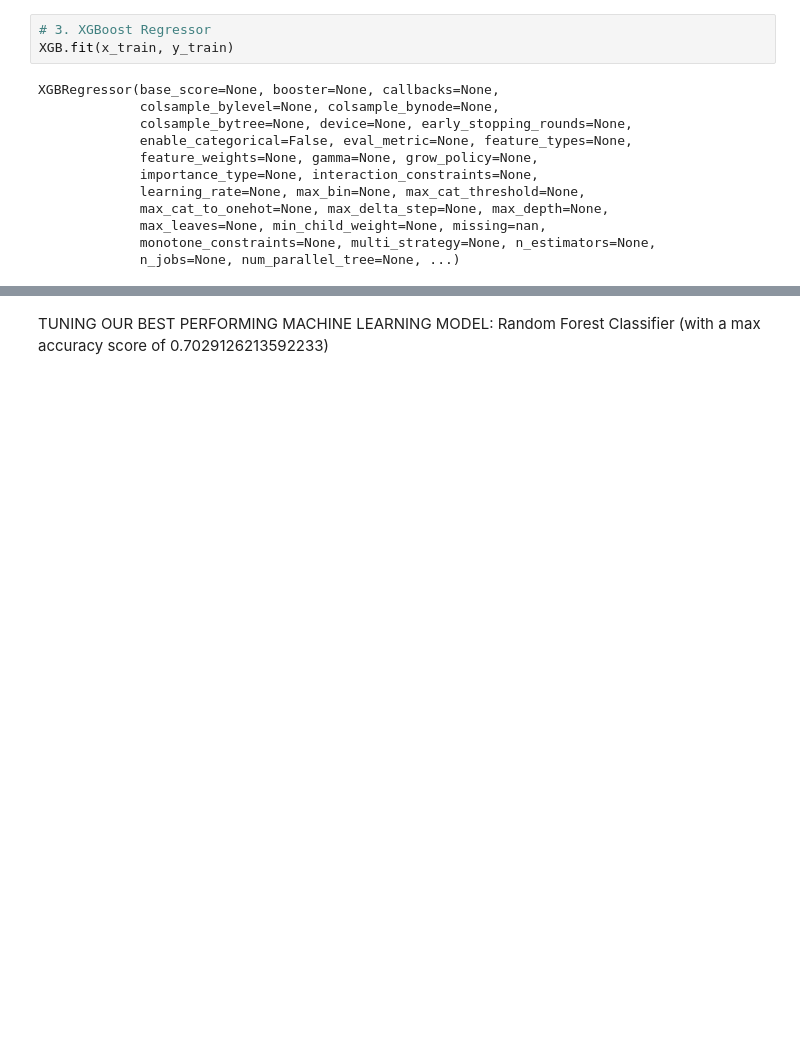
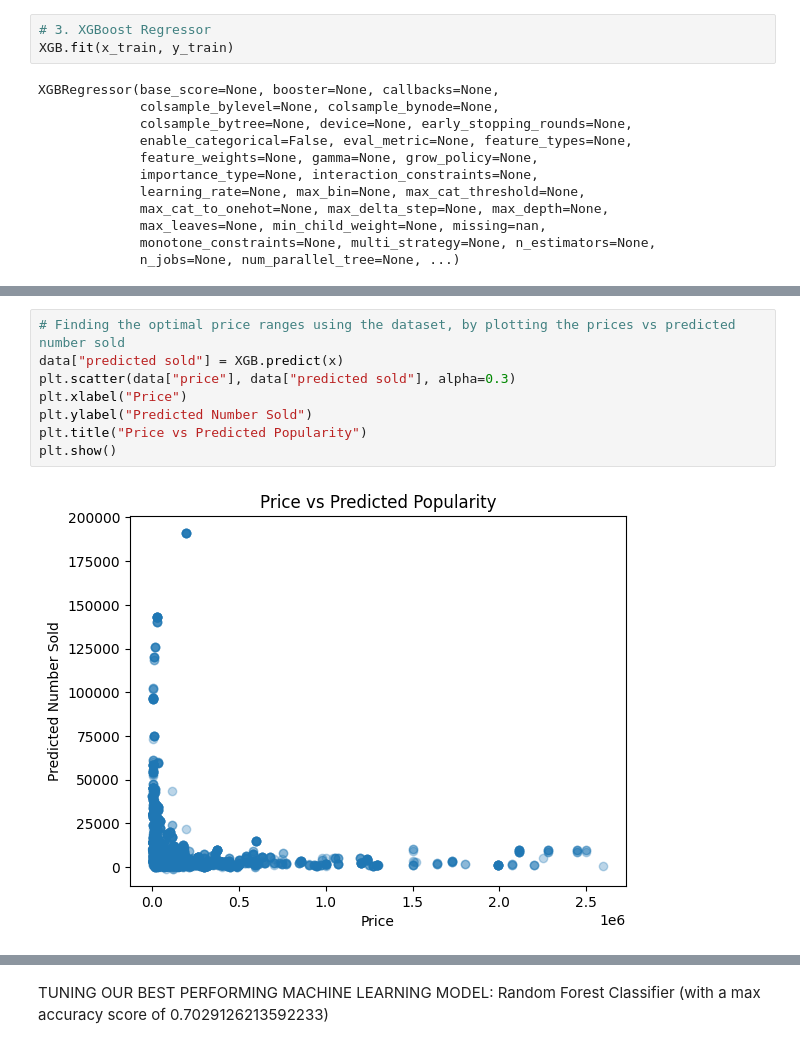
Before and after one commit to Barrizzz/Data-Science-ML, a Jupyter notebook: MLTesting.ipynb, the cells around one changed output, grey strips where cells are left out. Saved outputs shown, nothing was run; the diff lists cells and outputs as text; blank space fills up the shorter version.

```diff
--- a/MLTesting.ipynb
+++ b/MLTesting.ipynb
@@ -141,0 +130,10 @@ plt.show()
+# %%
+# Finding the optimal price ranges using the dataset, by plotting the prices vs predicted number sold
+data["predicted sold"] = XGB.predict(x)
+plt.scatter(data["price"], data["predicted sold"], alpha=0.3)
+plt.xlabel("Price")
+plt.ylabel("Predicted Number Sold")
+plt.title("Price vs Predicted Popularity")
+plt.show()
+# %% [output]
+[figure, added]
```
Also changed, not shown: parts of 16 cells of this notebook.
